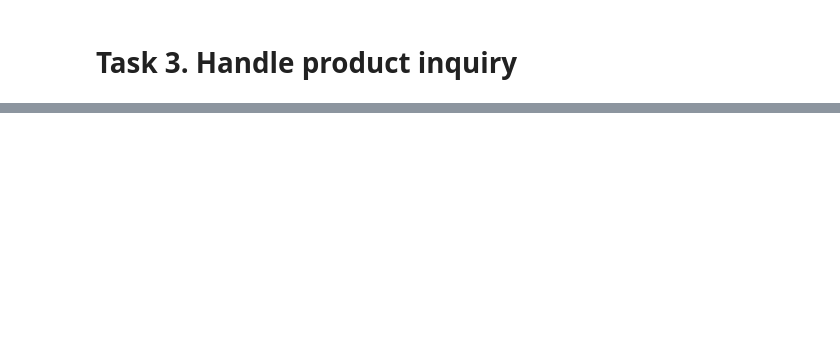
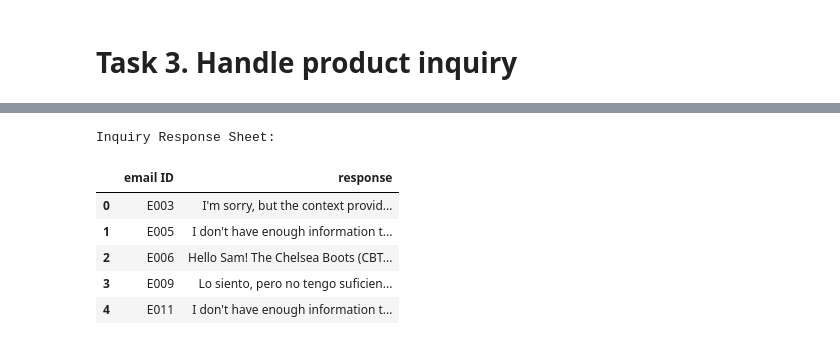
Before and after one commit to grawlithe/conduit-assessment-python, a Jupyter notebook: Solve_Business_Problems_with_AI.ipynb, the cells around one changed output, grey strips where cells are left out. Saved outputs shown, nothing was run; the diff lists cells and outputs as text; code cells hidden in the pictures; blank space fills up the shorter version.

```diff
--- a/Solve_Business_Problems_with_AI.ipynb
+++ b/Solve_Business_Problems_with_AI.ipynb
@@ -412,5 +453,4 @@ Order Response Sheet:
 # %%
-
 from langchain_community.vectorstores import FAISS
 from langchain_community.embeddings import HuggingFaceEmbeddings
 from langchain.text_splitter import CharacterTextSplitter
@@ -436,12 +476,12 @@ for index, row in products_df.iterrows():
     doc_content = (
         f"Product Name: {row['name']}\n"
         f"Category: {row['category']}\n"
-        f"Description: {row['detailed description']}\n"
-        f"Season: {row['season']}\n"
+        f"Description: {row['description']}\n"
+        f"Season: {row['seasons']}\n"
         f"Price: ${row['price']}\n"
-        f"Stock: {row['stock amount']} available"
+        f"Stock: {row['stock']} available"
     )
-    product_documents.append(Document(page_content=doc_content, metadata={"product_id": row['product ID']}))
+    product_documents.append(Document(page_content=doc_content, metadata={"product_id": row['product_id']}))
 
 # 2. Create embeddings and the vector store.
 # We use a popular open-source model for creating embeddings.
@@ -470,32 +510,40 @@ Question:
 
 Answer:
 """
 prompt = ChatPromptTemplate.from_template(template)
 
 # 5. Build the RAG chain.
 # This chain connects the retriever, the prompt, and the LLM.
 rag_chain = (
     {"context": retriever, "question": RunnablePassthrough()}
     | prompt
     | llm
     | StrOutputParser()
 )
 
 # 6. Process product inquiries.
 inquiry_response_list = []
 product_inquiry_emails = email_classification_df[email_classification_df['category'] == 'product inquiry']
-product_inquiry_emails = pd.merge(product_inquiry_emails, emails_df, on='email ID')
+product_inquiry_emails = pd.merge(product_inquiry_emails, emails_df, left_on='email ID', right_on='email_id') # Corrected merge columns
 
 for index, row in product_inquiry_emails.iterrows():
     email_id = row['email ID']
-    question = row['body']
+    question = row['message']
 
     # Invoke the RAG chain to get the answer.
     response = rag_chain.invoke(question)
 
     inquiry_response_list.append({'email ID': email_id, 'response': response})
 
 # Create the final DataFrame and display it.
 inquiry_response_df = pd.DataFrame(inquiry_response_list)
 print("Inquiry Response Sheet:")
 display(inquiry_response_df.head())
+# %% [output]
+Inquiry Response Sheet:
+|  | email ID | response |
+| 0 | E003 | I'm sorry, but the context provid... |
+| 1 | E005 | I don't have enough information t... |
+| 2 | E006 | Hello Sam! The Chelsea Boots (CBT... |
+| 3 | E009 | Lo siento, pero no tengo suficien... |
+| 4 | E011 | I don't have enough information t... |
```
Also changed, not shown: parts of 5 cells of this notebook.
